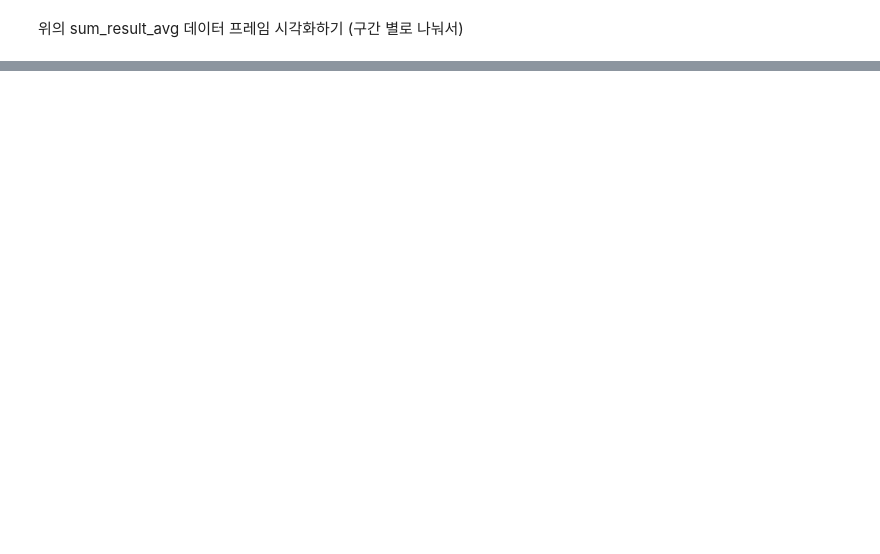
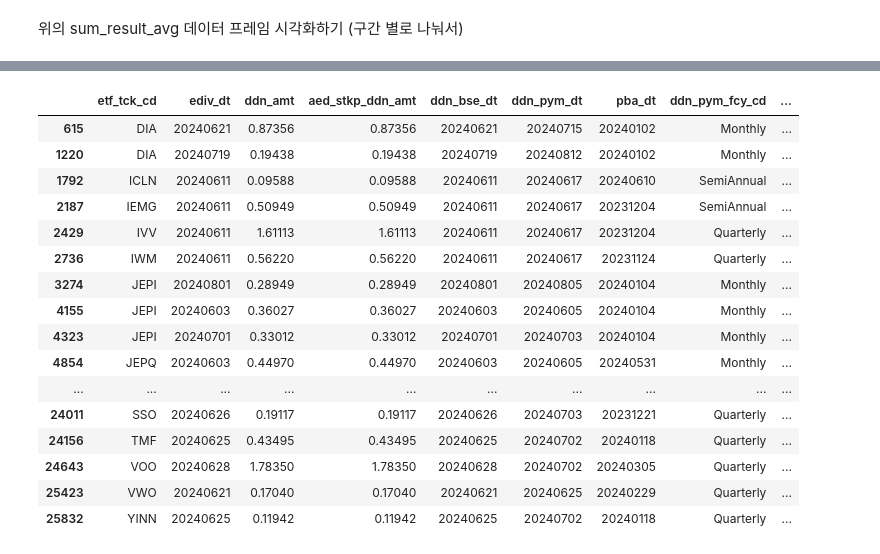
Before and after one commit to froggy-hyun/24NH_bigdata, a Jupyter notebook: code_yunseo.ipynb, the cells around one changed output, grey strips where cells are left out. Saved outputs shown, nothing was run; the diff lists cells and outputs as text; code cells hidden in the pictures; blank space fills up the shorter version.

```diff
--- a/code_yunseo.ipynb
+++ b/code_yunseo.ipynb
@@ -410,0 +475,42 @@ NameError: name 'rows' is not defined
+# %%
+data4 = pd.read_csv('data_yoonseo/NH_CONTEST_DATA_HISTORICAL_DIVIDEND.csv', encoding='cp949')
+
+# etf_tck_cd와 tck_iem_cd가 일치하는 행을 기준으로 내부 조인
+merged_data = pd.merge(data4, filtered_data3, left_on='etf_tck_cd', right_on='tck_iem_cd', how='inner')
+
+required_columns = [
+    'etf_tck_cd',
+    'ediv_dt',
+    'ddn_amt',
+    'aed_stkp_ddn_amt',
+    'ddn_bse_dt',
+    'ddn_pym_dt',
+    'pba_dt',
+    'ddn_pym_fcy_cd',
+    'bse_dt',
+    'iem_end_pr'
+]
+filtered_merged_data = merged_data[required_columns]
+matching_data = filtered_merged_data[filtered_merged_data['ddn_bse_dt'] == filtered_merged_data['bse_dt']]
+
+# 2단계: ddn_bse_dt와 bse_dt가 일치하는 행을 기준으로 data4와 merged_data를 다시 병합
+final_result = pd.merge(data4, merged_data, left_on='ddn_bse_dt', right_on='bse_dt', how='inner')
+matching_data
+# %% [output]
+|  | etf_tck_cd | ediv_dt | ddn_amt | aed_stkp_ddn_amt | ddn_bse_dt | ddn_pym_dt | pba_dt | ddn_pym_fcy_cd | ... |
+| 615 | DIA | 20240621 | 0.87356 | 0.87356 | 20240621 | 20240715 | 20240102 | Monthly | ... |
+| 1220 | DIA | 20240719 | 0.19438 | 0.19438 | 20240719 | 20240812 | 20240102 | Monthly | ... |
+| 1792 | ICLN | 20240611 | 0.09588 | 0.09588 | 20240611 | 20240617 | 20240610 | SemiAnnual | ... |
+| 2187 | IEMG | 20240611 | 0.50949 | 0.50949 | 20240611 | 20240617 | 20231204 | SemiAnnual | ... |
+| 2429 | IVV | 20240611 | 1.61113 | 1.61113 | 20240611 | 20240617 | 20231204 | Quarterly | ... |
+| 2736 | IWM | 20240611 | 0.56220 | 0.56220 | 20240611 | 20240617 | 20231124 | Quarterly | ... |
+| 3274 | JEPI | 20240801 | 0.28949 | 0.28949 | 20240801 | 20240805 | 20240104 | Monthly | ... |
+| 4155 | JEPI | 20240603 | 0.36027 | 0.36027 | 20240603 | 20240605 | 20240104 | Monthly | ... |
+| 4323 | JEPI | 20240701 | 0.33012 | 0.33012 | 20240701 | 20240703 | 20240104 | Monthly | ... |
+| 4854 | JEPQ | 20240603 | 0.44970 | 0.44970 | 20240603 | 20240605 | 20240531 | Monthly | ... |
+| ... | ... | ... | ... | ... | ... | ... | ... | ... | ... |
+| 24011 | SSO | 20240626 | 0.19117 | 0.19117 | 20240626 | 20240703 | 20231221 | Quarterly | ... |
+| 24156 | TMF | 20240625 | 0.43495 | 0.43495 | 20240625 | 20240702 | 20240118 | Quarterly | ... |
+| 24643 | VOO | 20240628 | 1.78350 | 1.78350 | 20240628 | 20240702 | 20240305 | Quarterly | ... |
+| 25423 | VWO | 20240621 | 0.17040 | 0.17040 | 20240621 | 20240625 | 20240229 | Quarterly | ... |
+| 25832 | YINN | 20240625 | 0.11942 | 0.11942 | 20240625 | 20240702 | 20240118 | Quarterly | ... |
```
Also changed, not shown: parts of 22 cells of this notebook.
